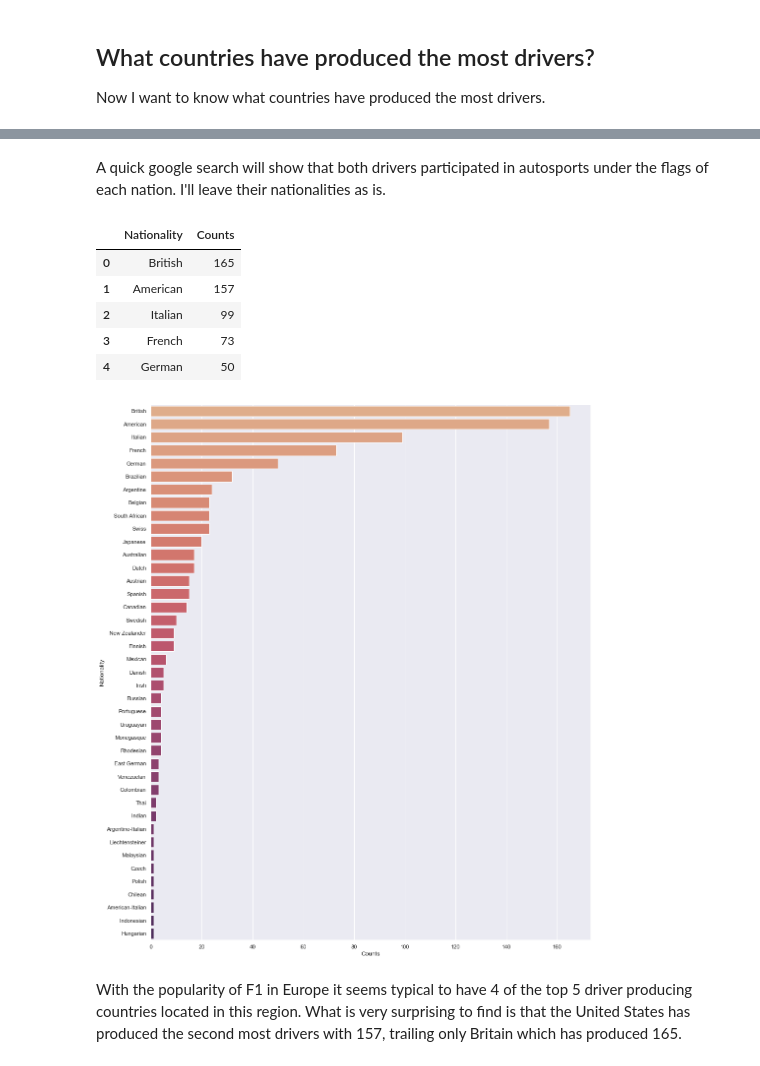
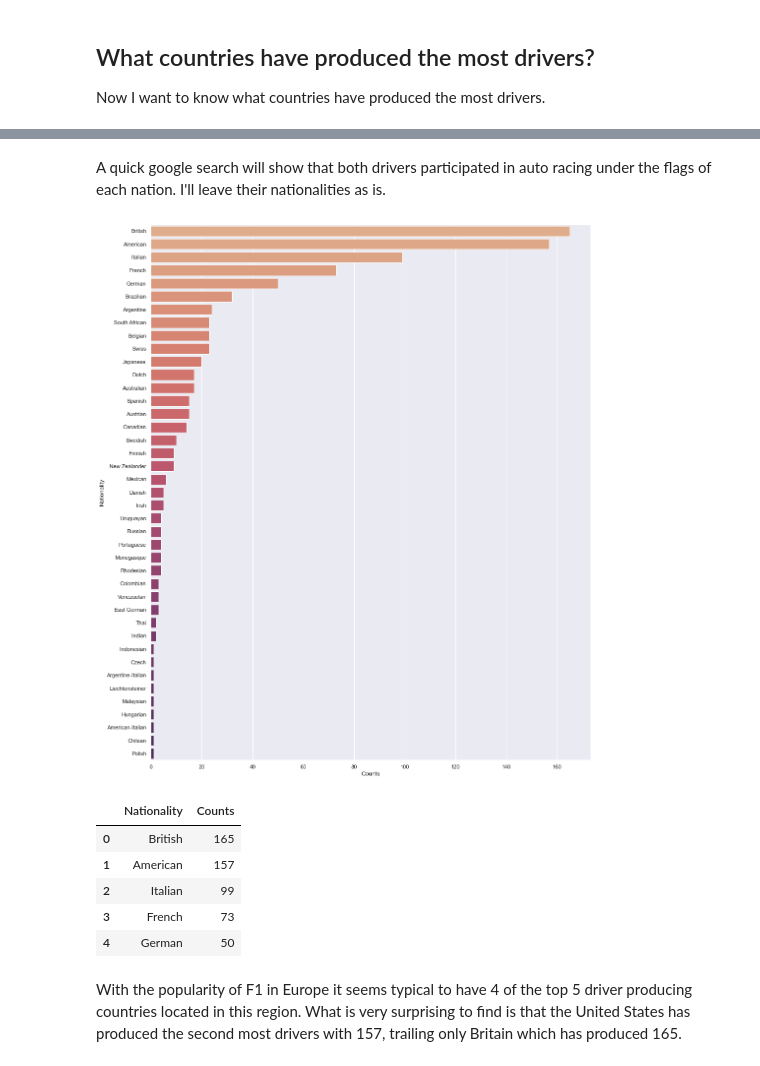
Before and after one commit to jabsneve/F1_mini_project, a Jupyter notebook: Formula 1/Formula_1.ipynb, the cells around one changed output, grey strips where cells are left out. Saved outputs shown, nothing was run; the diff lists cells and outputs as text; code cells hidden in the pictures.

```diff
--- a/Formula 1/Formula_1.ipynb
+++ b/Formula 1/Formula_1.ipynb
@@ -33,10 +33,10 @@ import seaborn as sns
 sns.set()
 import pandas_profiling
 # %%
-# import the data from the 3 csv files
+# import the data from the csv files
 
-results = pd.read_csv('results.csv')
-circuits = pd.read_csv('circuits.csv')
-drivers = pd.read_csv('drivers.csv')
+results = pd.read_csv('results.csv') # results are through raceId 1052 - Bahrain GP 28-Mar-2021
+driver = pd.read_csv('drivers.csv')
 constructor_standings = pd.read_csv('constructor_standings.csv')
 constructors = pd.read_csv('constructors.csv')
+constructor_results = pd.read_csv('constructor_results.csv')
@@ -94,27 +136,24 @@ drivers[(drivers['nationality']=='American-Italian') | (drivers['nationality']==
 # %% [markdown]
-A quick google search will show that both drivers participated in autosports under the flags of each nation. I'll leave their nationalities as is.
+A quick google search will show that both drivers participated in auto racing under the flags of each nation. I'll leave their nationalities as is.
 # %%
 # find the number of drivers under each nationality
 
-# create a bar plot
-
-nationality_count = drivers['nationality'].value_counts().to_frame('Counts').reset_index()
+nationality_count = driver['nationality'].value_counts().to_frame('Counts').reset_index()
 nationality_count.rename(columns={'index':'Nationality'}, inplace=True)
-
-nationality_count.head()
-# %% [output]
-|  | Nationality | Counts |
-| 0 | British | 165 |
-| 1 | American | 157 |
-| 2 | Italian | 99 |
-| 3 | French | 73 |
-| 4 | German | 50 |
 # %%
 plt.figure(figsize=(16,20))
 sns.barplot(data=nationality_count, y='Nationality', x='Counts', palette='flare')
 plt.show()
+
+nationality_count.head(5)
 # %% [output]
-[figure, old version]
+[figure, new version]
+|  | Nationality | Counts |
+| 0 | British | 165 |
+| 1 | American | 157 |
+| 2 | Italian | 99 |
+| 3 | French | 73 |
+| 4 | German | 50 |
 # %% [markdown]
 With the popularity of F1 in Europe it seems typical to have 4 of the top 5 driver producing countries located in this region. What is very surprising to find is that the United States has produced the second most drivers with 157, trailing only Britain which has produced 165.
 # %% [markdown]
```
Also changed, not shown: parts of 45 cells of this notebook.
